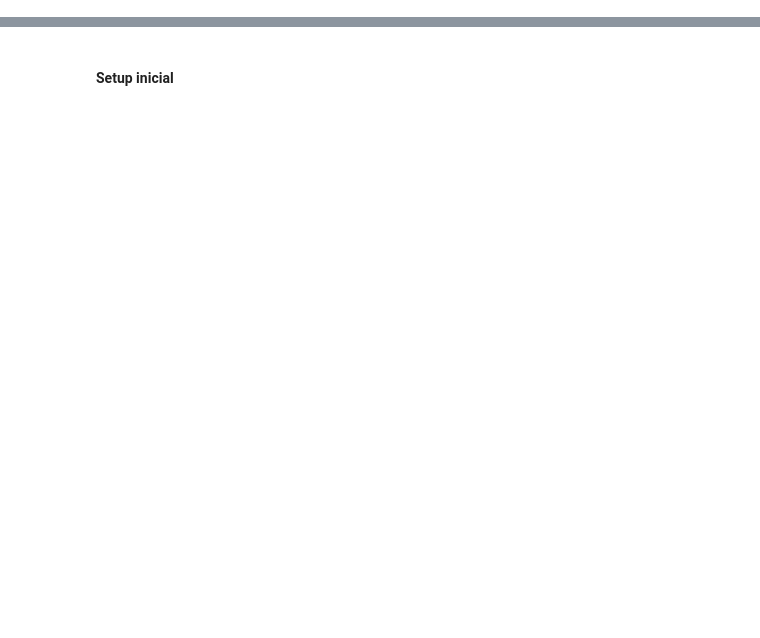
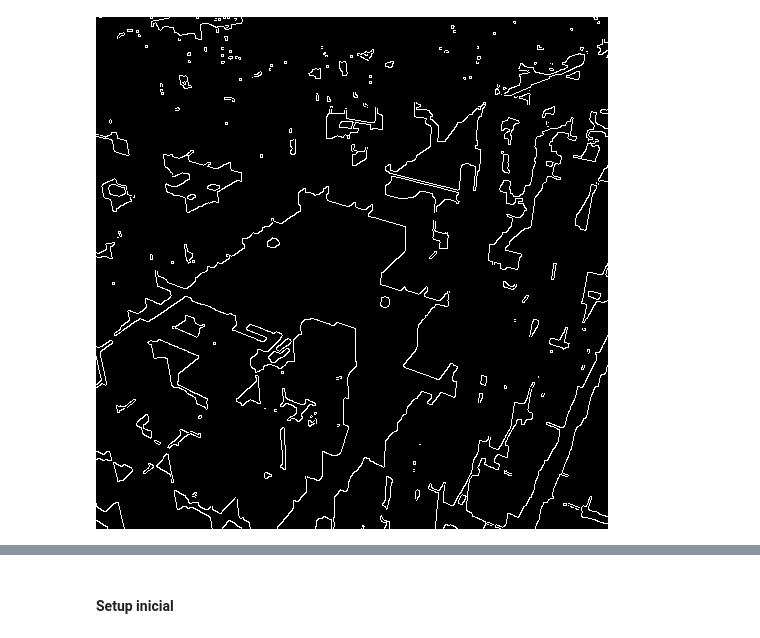
Before and after one commit to LRaupp/test-diffusers, a Jupyter notebook: test.ipynb, the cells around one changed output, grey strips where cells are left out. Saved outputs shown, nothing was run; the diff lists cells and outputs as text; code cells hidden in the pictures; blank space fills up the shorter version.

```diff
--- a/test.ipynb
+++ b/test.ipynb
@@ -0,0 +129,12 @@
+# %%
+# Usage flow:
+# TESTAR COM UMA IMAGEM COM VARIOS PREDIOS COLORIDOS E VER A PERFORMANCE DO DEPTH E CANNY
+target_size = (512, 512)
+image_path = "/content/test-diffusers/images/mapa_DEPTH.png"
+prepared_image = prepare_input(image_path, target_size)
+canny_map = process_canny_edges(prepared_image)
+depth_map = process_depth_map(prepared_image)
+# %%
+canny_map
+# %% [output]
+[figure, added]
```
Also changed, not shown: parts of 8 cells of this notebook, 2 other files.
